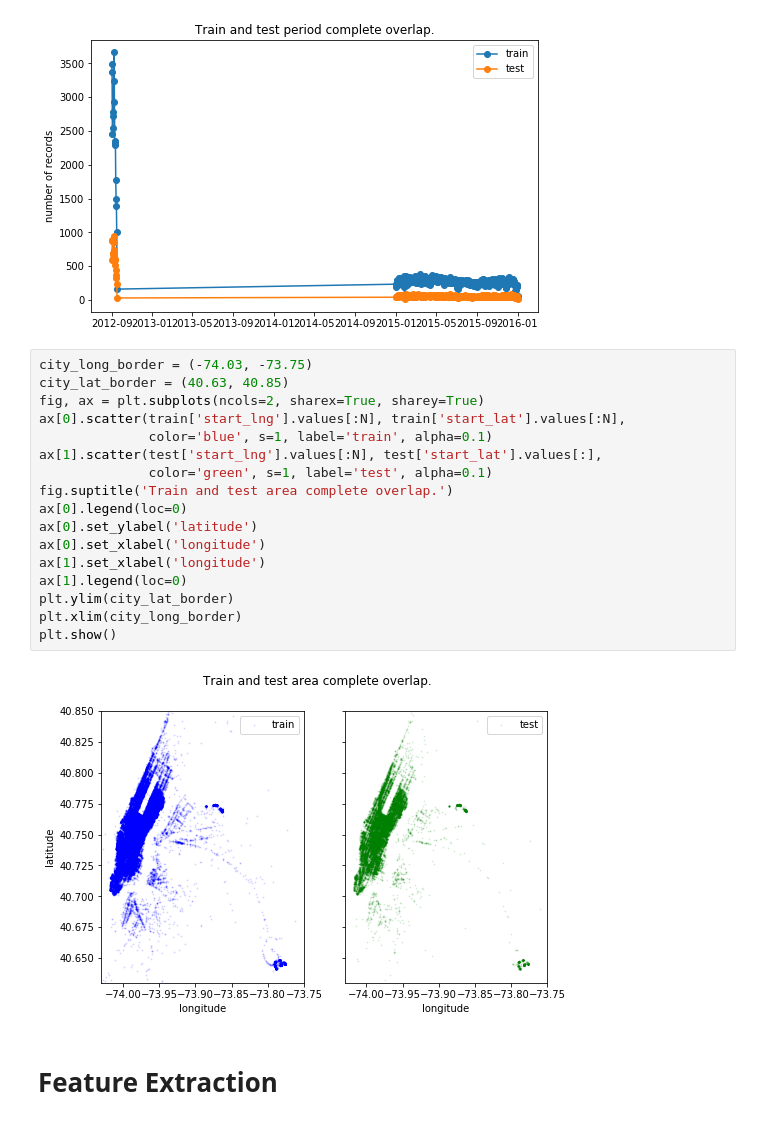
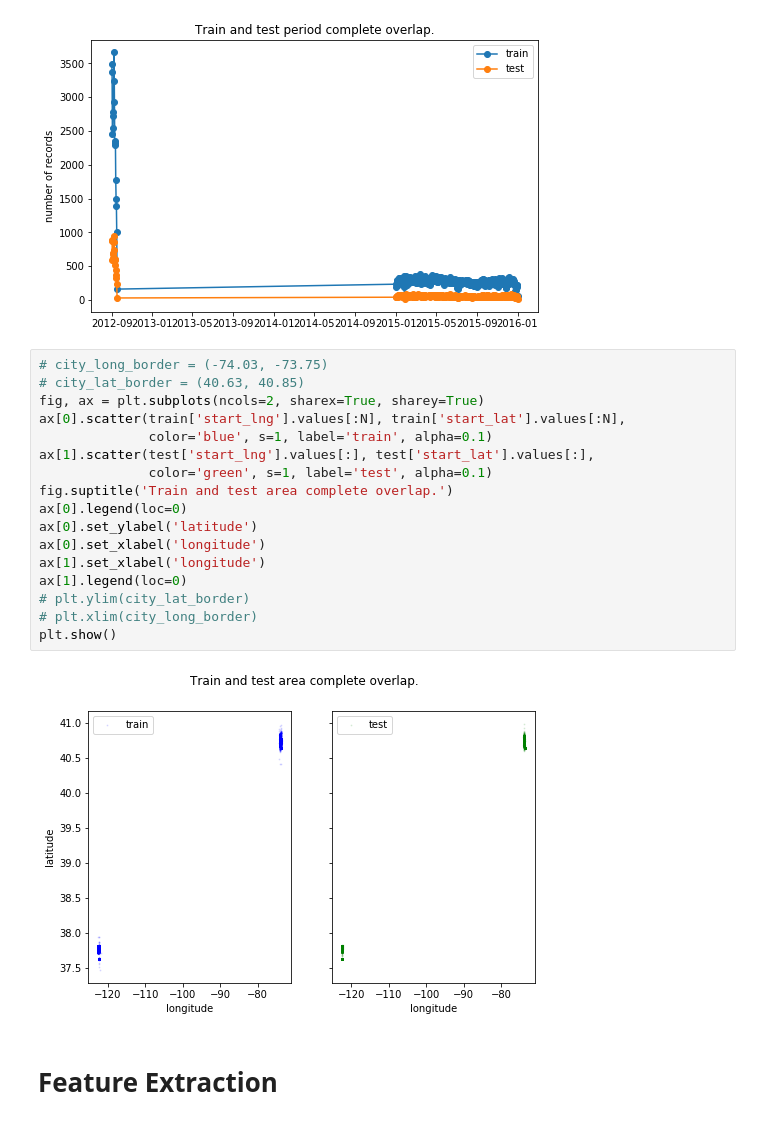
Before and after one commit to ychen1030/travel_time_prediction, a Jupyter notebook: Travel_Time_Prediction.ipynb, the cells around one changed output. Cells and saved outputs as stored; diff of their text form.

```diff
--- a/Travel_Time_Prediction.ipynb
+++ b/Travel_Time_Prediction.ipynb
@@ -122,24 +122,24 @@ plt.show()
 # %% [output]
 [figure]
 # %%
-city_long_border = (-74.03, -73.75)
-city_lat_border = (40.63, 40.85)
+# city_long_border = (-74.03, -73.75)
+# city_lat_border = (40.63, 40.85)
 fig, ax = plt.subplots(ncols=2, sharex=True, sharey=True)
 ax[0].scatter(train['start_lng'].values[:N], train['start_lat'].values[:N],
               color='blue', s=1, label='train', alpha=0.1)
-ax[1].scatter(test['start_lng'].values[:N], test['start_lat'].values[:],
+ax[1].scatter(test['start_lng'].values[:], test['start_lat'].values[:],
               color='green', s=1, label='test', alpha=0.1)
 fig.suptitle('Train and test area complete overlap.')
 ax[0].legend(loc=0)
 ax[0].set_ylabel('latitude')
 ax[0].set_xlabel('longitude')
 ax[1].set_xlabel('longitude')
 ax[1].legend(loc=0)
-plt.ylim(city_lat_border)
-plt.xlim(city_long_border)
+# plt.ylim(city_lat_border)
+# plt.xlim(city_long_border)
 plt.show()
 # %% [output]
-[figure, old version]
+[figure, new version]
 # %% [markdown]
 # Feature Extraction
 # %%
```
Also changed, not shown: parts of 15 cells of this notebook, 1 other file.
